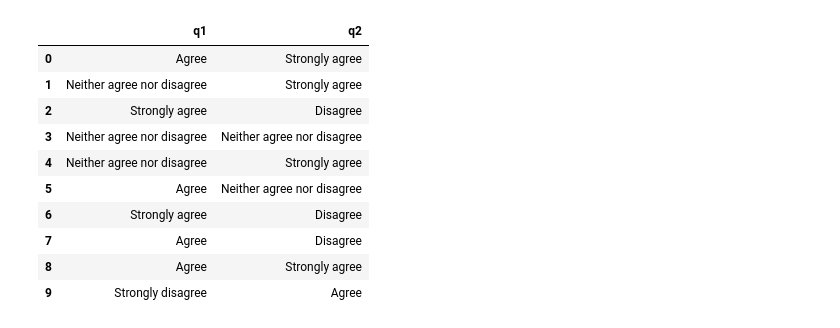
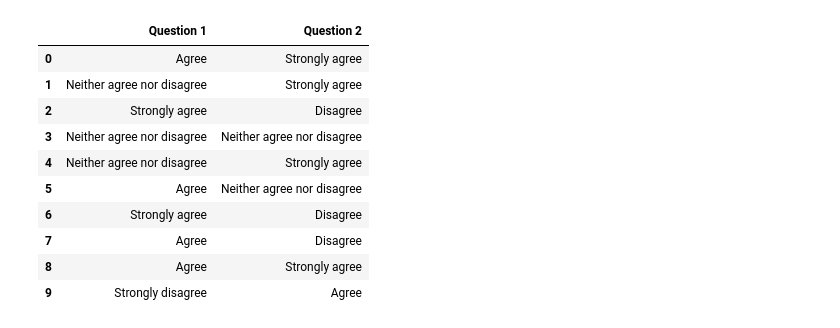
Before and after one commit to nmalkin/plot-likert, a Jupyter notebook: docs/example.ipynb, the cells around one changed output. Drawn from its saved outputs; the diff is of its cells as text; code cells hidden in the pictures.

```diff
--- a/docs/example.ipynb
+++ b/docs/example.ipynb
@@ -5,10 +5,10 @@ import numpy as np
 import pandas as pd
 # %%
 np.random.seed(42)
-data = pd.DataFrame(np.random.choice(plot_likert.scales.agree, (10,2)), columns=['q1','q2'])
+data = pd.DataFrame(np.random.choice(plot_likert.scales.agree, (10,2)), columns=['Question 1',' Question 2'])
 data
 # %% [output]
-|  | q1 | q2 |
+|  | Question 1 | Question 2 |
 | 0 | Agree | Strongly agree |
 | 1 | Neither agree nor disagree | Strongly agree |
 | 2 | Strongly agree | Disagree |
```
Also changed, not shown: parts of 5 cells of this notebook, 3 other files.
